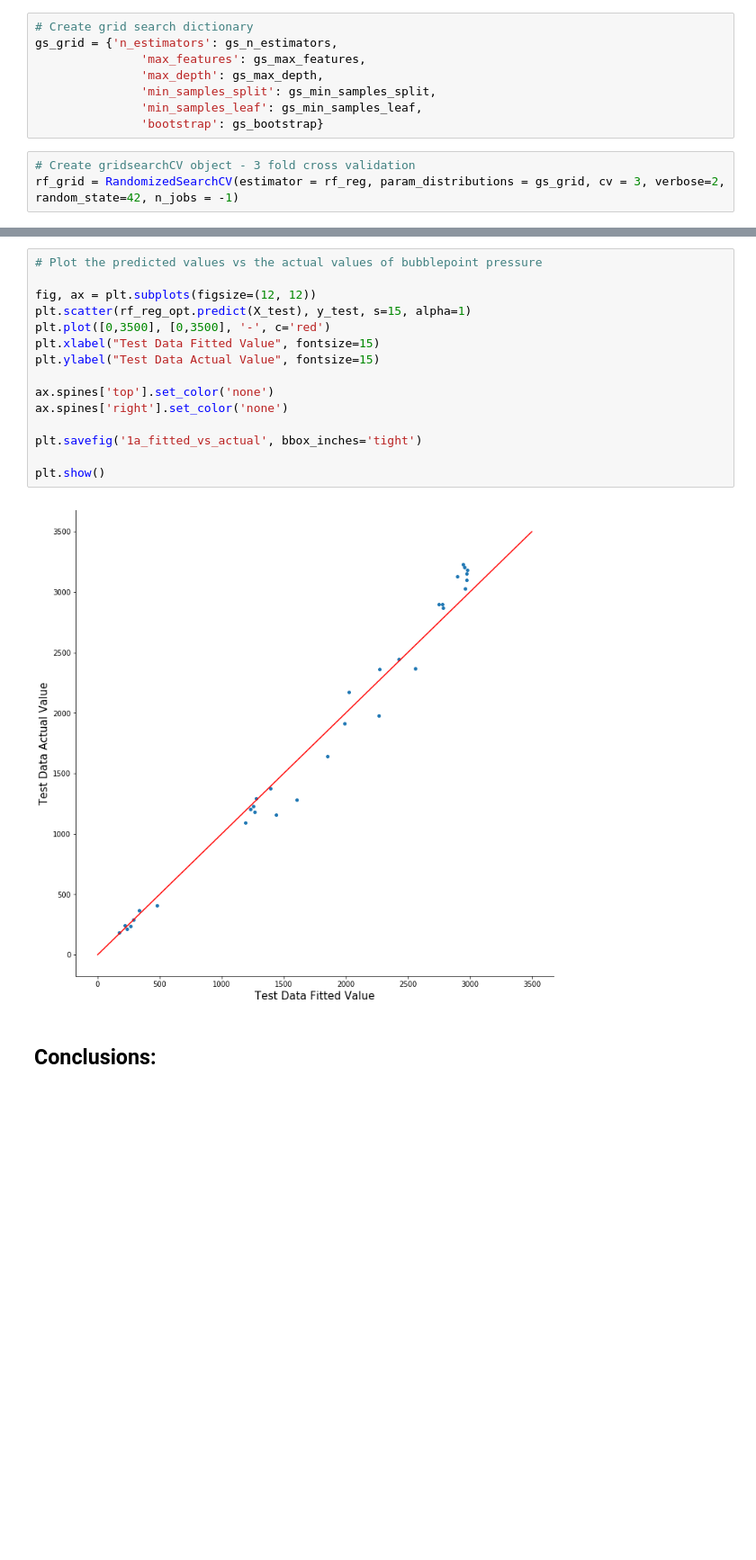
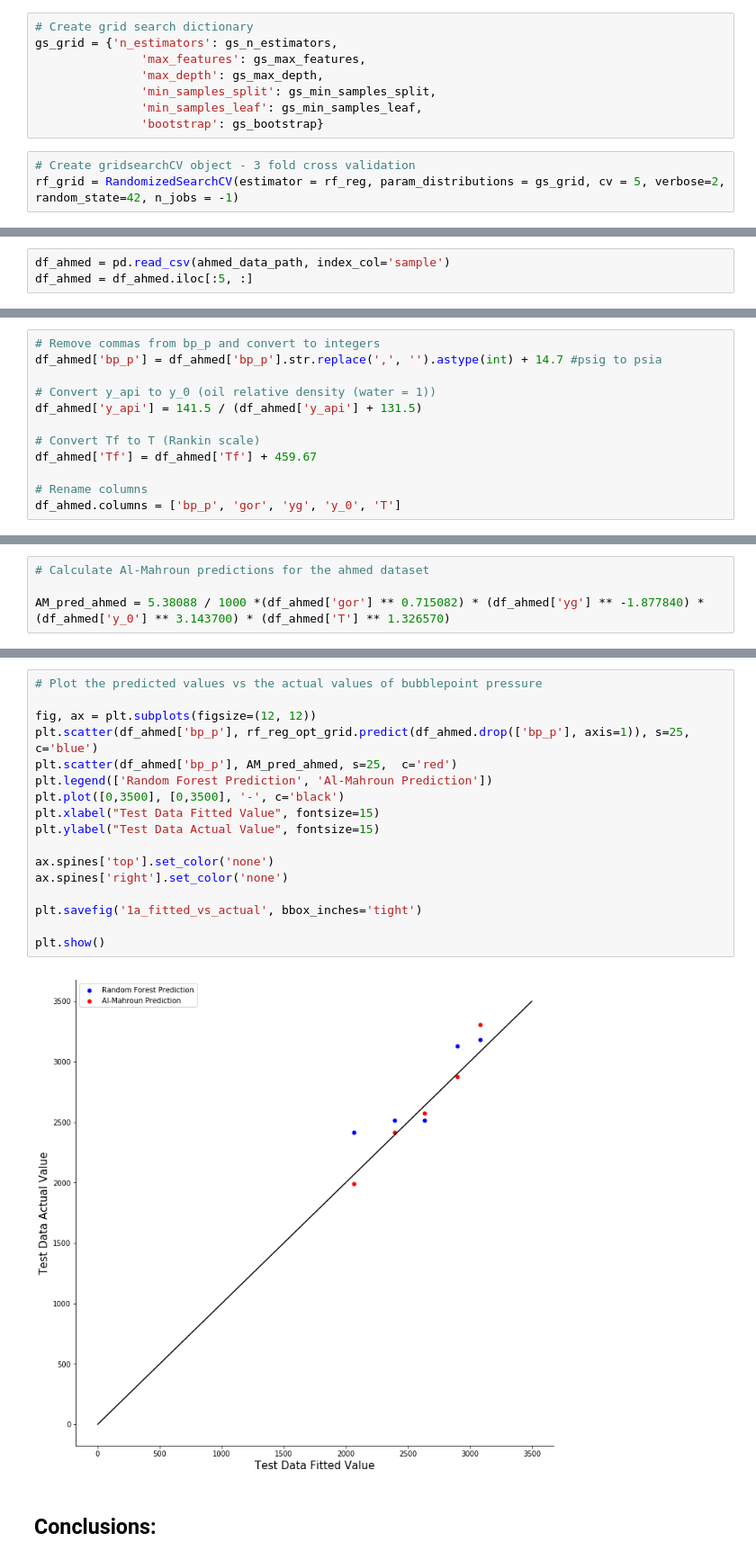
Before and after one commit to connormca12/Springboard-Projects, a Jupyter notebook: predicting_bubblepoint_pressure/notebooks/predict_bpp.ipynb, the cells around one changed output, grey strips where cells are left out. Shown at 90% size. Drawn from its saved outputs; the diff is of its cells as text; blank space fills up the shorter version.

Commit message:
updates to predicting_bpp notebook

```diff
--- a/predicting_bubblepoint_pressure/notebooks/predict_bpp.ipynb
+++ b/predicting_bubblepoint_pressure/notebooks/predict_bpp.ipynb
@@ -397,7 +420,7 @@ gs_grid = {'n_estimators': gs_n_estimators,
                'bootstrap': gs_bootstrap}
 # %%
 # Create gridsearchCV object - 3 fold cross validation
-rf_grid = RandomizedSearchCV(estimator = rf_reg, param_distributions = gs_grid, cv = 3, verbose=2, random_state=42, n_jobs = -1)
+rf_grid = RandomizedSearchCV(estimator = rf_reg, param_distributions = gs_grid, cv = 5, verbose=2, random_state=42, n_jobs = -1)
 # %%
 # Perform grid search
 rf_grid.fit(X_train, y_train)
@@ -457,0 +508,3 @@ Correlation coefficient: 0.992
+# %%
+df_ahmed = pd.read_csv(ahmed_data_path, index_col='sample')
+df_ahmed = df_ahmed.iloc[:5, :]
@@ -457,0 +521,12 @@ Correlation coefficient: 0.992
+# %%
+# Remove commas from bp_p and convert to integers
+df_ahmed['bp_p'] = df_ahmed['bp_p'].str.replace(',', '').astype(int) + 14.7 #psig to psia
+
+# Convert y_api to y_0 (oil relative density (water = 1))
+df_ahmed['y_api'] = 141.5 / (df_ahmed['y_api'] + 131.5)
+
+# Convert Tf to T (Rankin scale)
+df_ahmed['Tf'] = df_ahmed['Tf'] + 459.67
+
+# Rename columns
+df_ahmed.columns = ['bp_p', 'gor', 'yg', 'y_0', 'T']
@@ -457,0 +543,4 @@ Correlation coefficient: 0.992
+# %%
+# Calculate Al-Mahroun predictions for the ahmed dataset
+
+AM_pred_ahmed = 5.38088 / 1000 *(df_ahmed['gor'] ** 0.715082) * (df_ahmed['yg'] ** -1.877840) * (df_ahmed['y_0'] ** 3.143700) * (df_ahmed['T'] ** 1.326570)
@@ -458,20 +557,22 @@ Correlation coefficient: 0.992
 # %%
 # Plot the predicted values vs the actual values of bubblepoint pressure
 
 fig, ax = plt.subplots(figsize=(12, 12))
-plt.scatter(rf_reg_opt.predict(X_test), y_test, s=15, alpha=1)
-plt.plot([0,3500], [0,3500], '-', c='red')
+plt.scatter(df_ahmed['bp_p'], rf_reg_opt_grid.predict(df_ahmed.drop(['bp_p'], axis=1)), s=25, c='blue')
+plt.scatter(df_ahmed['bp_p'], AM_pred_ahmed, s=25,  c='red')
+plt.legend(['Random Forest Prediction', 'Al-Mahroun Prediction'])
+plt.plot([0,3500], [0,3500], '-', c='black')
 plt.xlabel("Test Data Fitted Value", fontsize=15)
 plt.ylabel("Test Data Actual Value", fontsize=15)
 
 ax.spines['top'].set_color('none')
 ax.spines['right'].set_color('none')
 
 plt.savefig('1a_fitted_vs_actual', bbox_inches='tight')
 
 plt.show()
 # %% [output]
-[figure, old version]
+[figure, new version]
 # %% [markdown]
 ## Conclusions:
 # %% [markdown]
```
Also changed, not shown: parts of 35 cells of this notebook.
